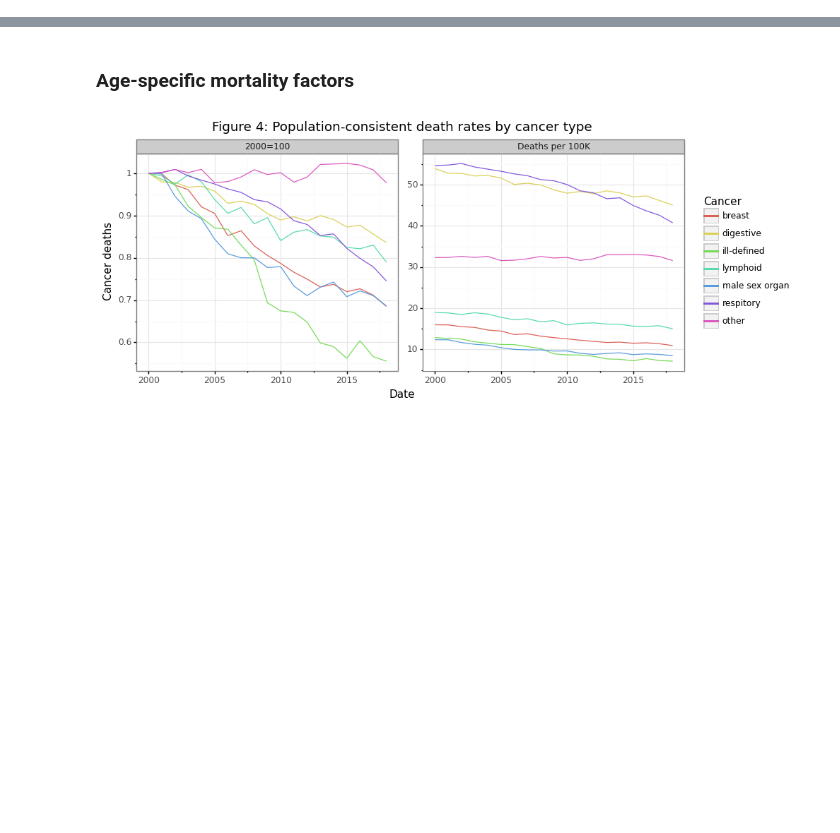
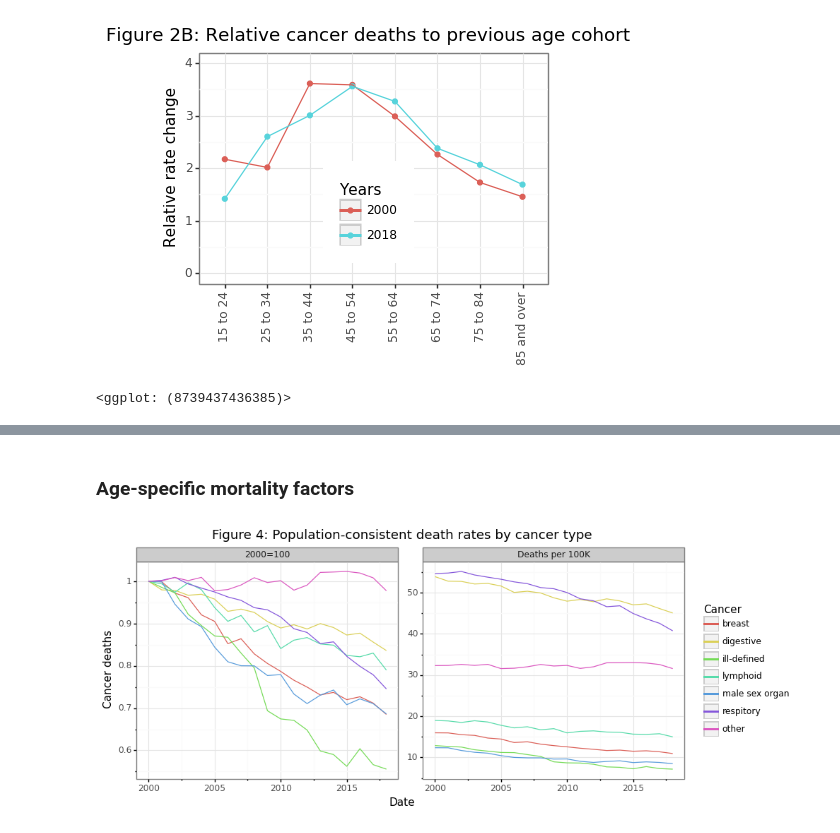
Before and after one commit to erikdrysdale/erikdrysdale.github.io, a Jupyter notebook: _rmd/extra_cancer/cancer_calc.ipynb, the cells around one changed output, grey strips where cells are left out. Saved outputs shown, nothing was run; the diff lists cells and outputs as text; code cells hidden in the pictures; blank space fills up the shorter version.

```diff
--- a/_rmd/extra_cancer/cancer_calc.ipynb
+++ b/_rmd/extra_cancer/cancer_calc.ipynb
@@ -103,0 +112,17 @@ Assume the population composition of Canada was fixed at the year 2000
+# %%
+tmp3 = df_age[df_age.years.isin([2000,2018])].sort_values(['years','age'])
+tmp3 = tmp3.assign(rate_d=lambda x: x.rate/x.groupby('years').rate.shift(1))
+tmp3 = tmp3[tmp3.rate_d.notnull()].assign(years=lambda x: pd.Categorical(x.years))
+plotnine.options.figure_size = (4.5, 3)
+gg_rate_delta = (ggplot(tmp3, aes(x='age',y='rate_d',color='years',group='years')) + theme_bw() +
+                 geom_point() + geom_line() +
+                 ggtitle('Figure 2B: Relative cancer deaths to previous age cohort') +
+                 theme(axis_title_x=element_blank(), axis_text_x=element_text(angle=90),
+                      legend_position=(0.5,0.35)) +
+                 labs(y='Relative rate change') +
+                 scale_y_continuous(limits=[0,4],breaks=list(np.arange(0,5,1))) +
+                 scale_color_discrete(name='Years'))
+gg_rate_delta
+# %% [output]
+[figure, added]
+<ggplot: (8739437436385)>
```
Also changed, not shown: parts of 21 cells of this notebook, 5 other files.
